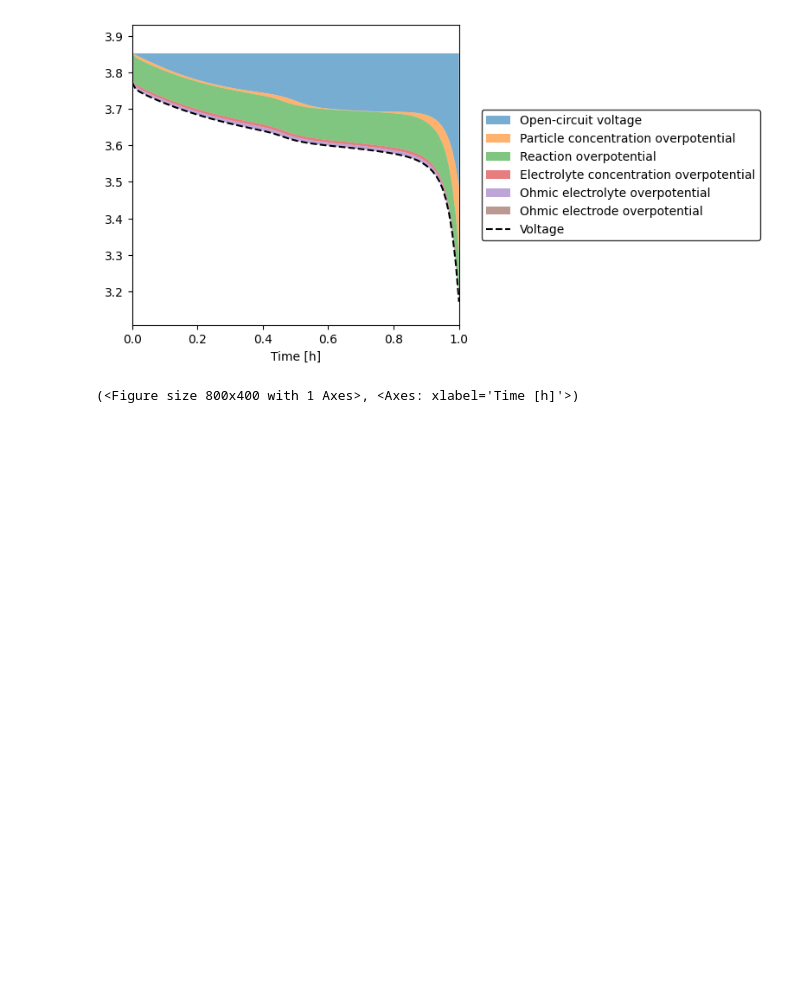
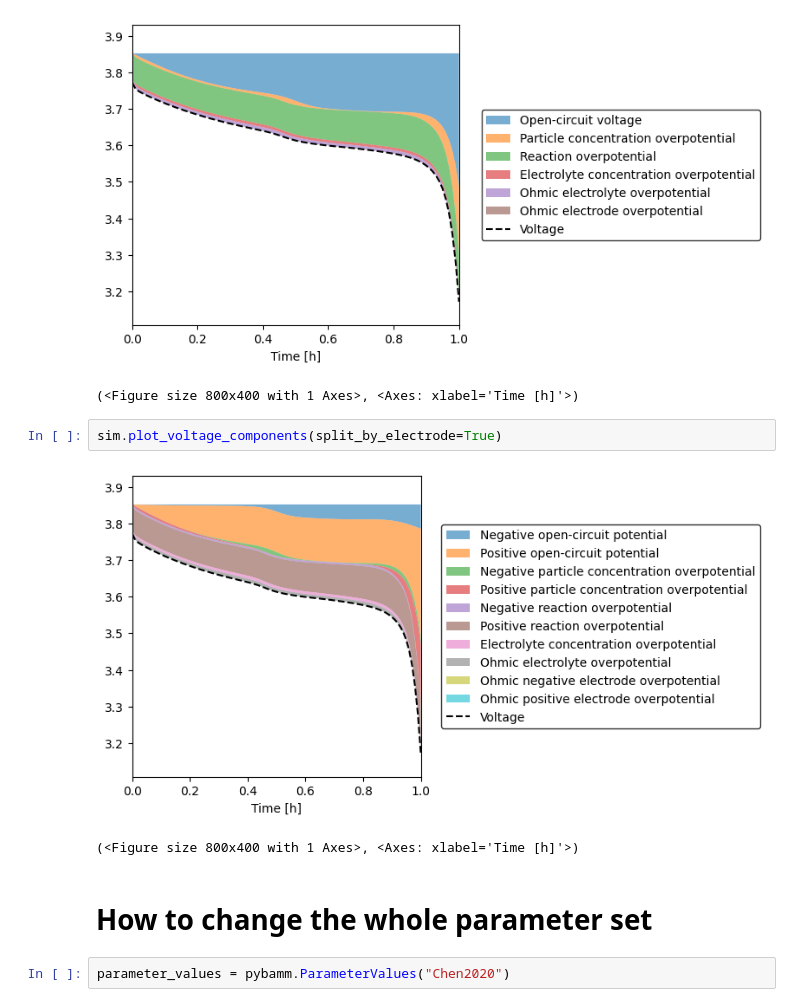
Before and after one commit to celinetang/battery_simulation_dashboard, a Jupyter notebook: backend/bat_sim.ipynb, the cells around one changed output. Saved outputs shown, nothing was run; the diff lists cells and outputs as text; blank space fills up the shorter version.

```diff
--- a/backend/bat_sim.ipynb
+++ b/backend/bat_sim.ipynb
@@ -90,3 +90,12 @@ sim.plot_voltage_components()
 # %% [output]
 [figure]
 (<Figure size 800x400 with 1 Axes>, <Axes: xlabel='Time [h]'>)
+# %%
+sim.plot_voltage_components(split_by_electrode=True)
+# %% [output]
+[figure, added]
+(<Figure size 800x400 with 1 Axes>, <Axes: xlabel='Time [h]'>)
+# %% [markdown]
+# How to change the whole parameter set
+# %%
+parameter_values = pybamm.ParameterValues("Chen2020")
```
Also changed, not shown: parts of 32 cells of this notebook.
